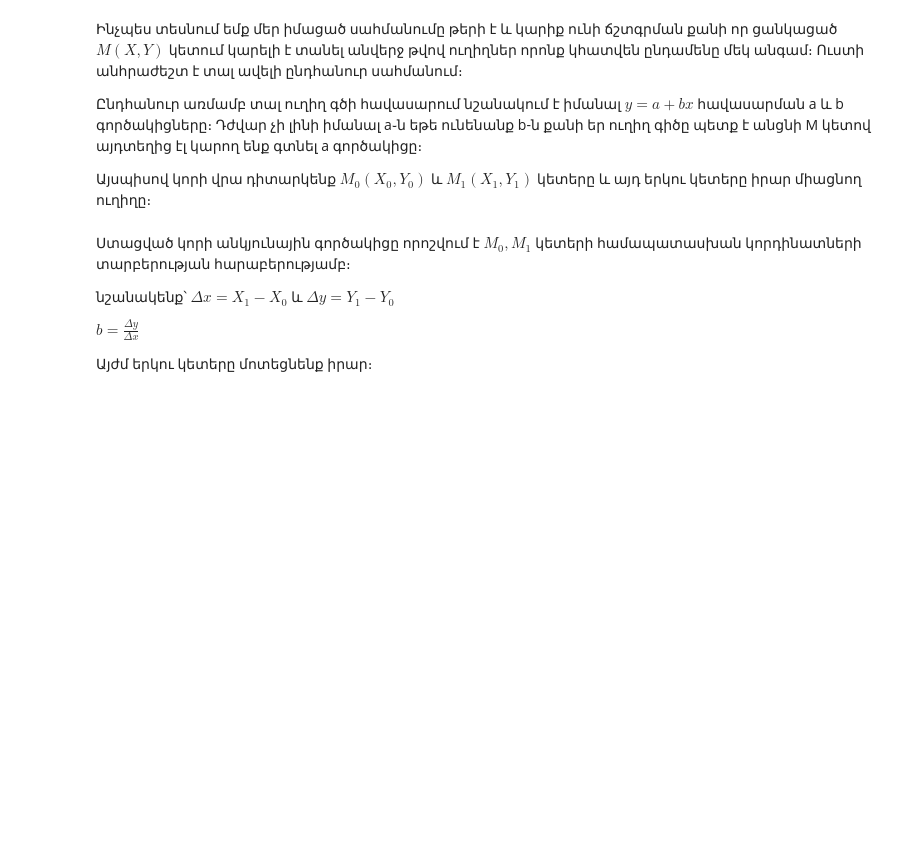
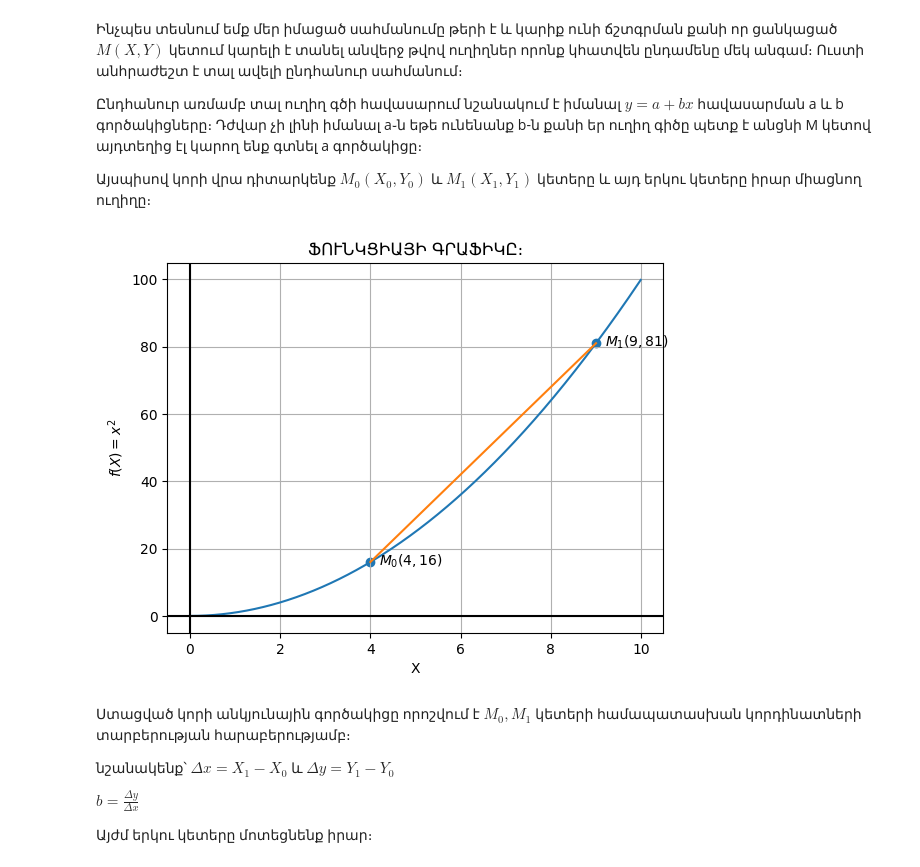
Before and after one commit to Varlusin/math_analiz, a Jupyter notebook: derivative.ipynb, the cells around one changed output. Cells and saved outputs as stored; diff of their text form; code cells hidden in the pictures; blank space fills up the shorter version.

```diff
--- a/derivative.ipynb
+++ b/derivative.ipynb
@@ -32,18 +34,20 @@ plt.grid(True)
 # %%
 x=np.arange( 0,10, 0.01)
 y=x**2
 plt.plot(x,y)
 
 plt.text(4.2,15, "${M_0(4,16)}$")
 plt.text(9.2, 80, "${M_1(9,81)}$")
 plt.xlabel("X")
 plt.ylabel("$f(X)={x^2}$")
-plt.title("ՖՈՒՆԿՑԻԱՅԻ ԳՐԱՖԻԿԸ")
+plt.title("ՖՈՒՆԿՑԻԱՅԻ ԳՐԱՖԻԿԸ։")
 plt.axhline(y=0, color='k')
 plt.axvline(x=0, color='k')
 plt.scatter([4,9],[16,81])
 plt.plot([4,9],[16,81])
 plt.grid(True)
+# %% [output]
+[figure, added]
 # %% [markdown]
 Ստացված կորի անկյունային գործակիցը որոշվում է ${M_0 , M_1}$ կետերի համապատասխան կորդինատների տարբերության հարաբերությամբ։
 
```
Also changed, not shown: parts of 7 cells of this notebook, 1 other file.
